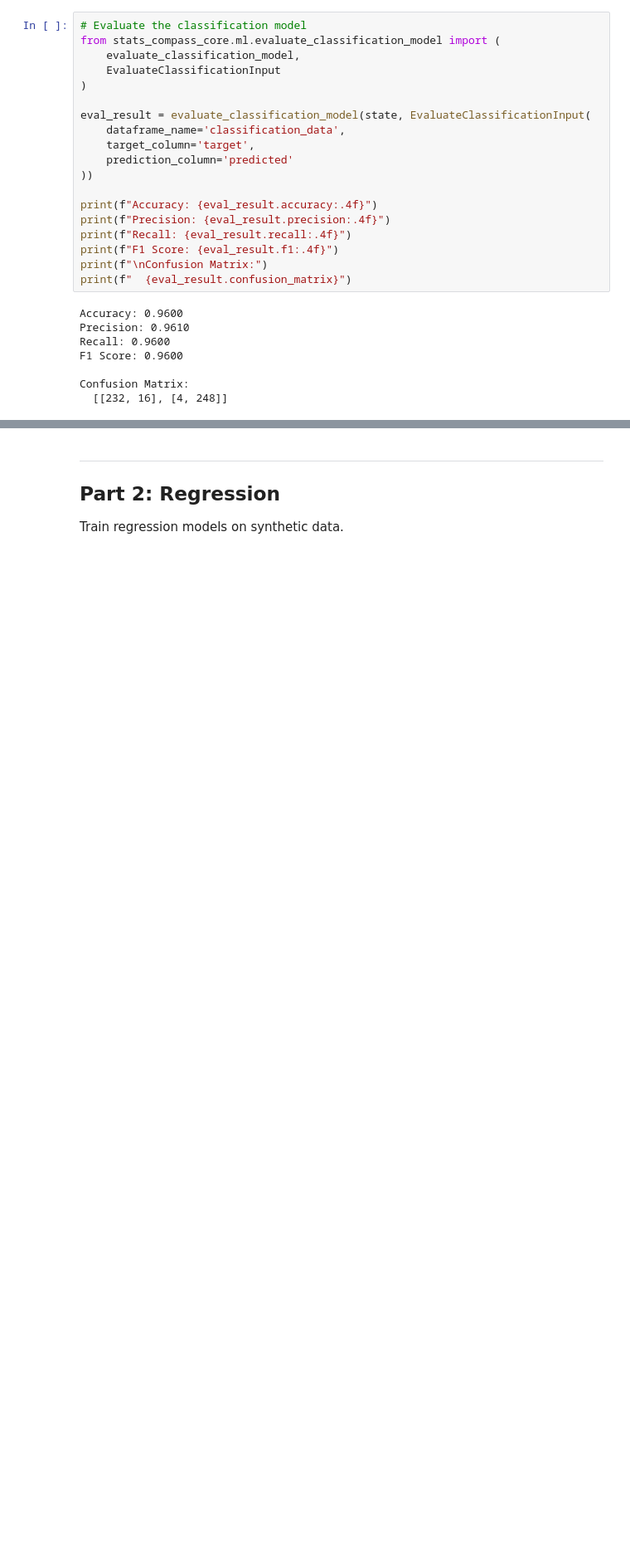
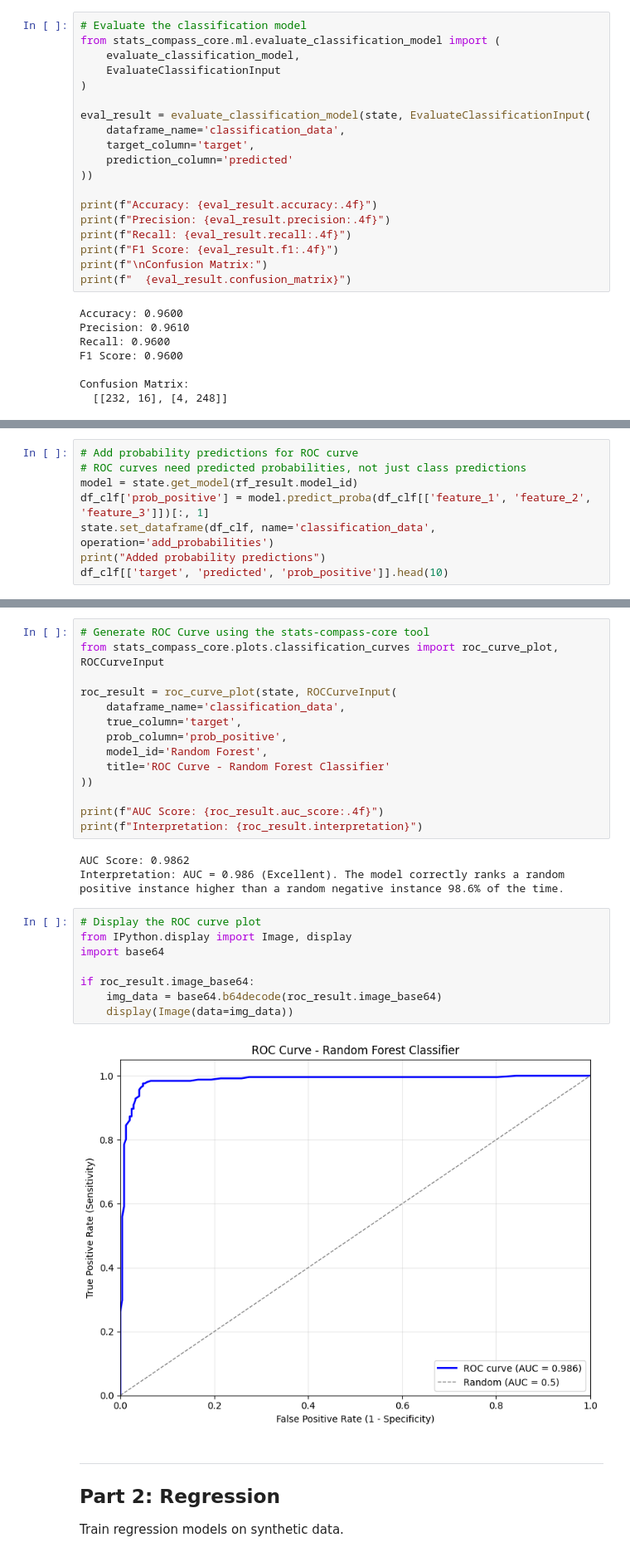
Before and after one commit to oogunbiyi21/stats-compass-core, a Jupyter notebook: notebooks/demo_ml_arima.ipynb, the cells around one changed output, grey strips where cells are left out. Shown at 83% size. Cells and saved outputs as stored; diff of their text form; blank space fills up the shorter version.

Commit message:
Added column operational functionality, demo notebooks and toy datasets

```diff
--- a/notebooks/demo_ml_arima.ipynb
+++ b/notebooks/demo_ml_arima.ipynb
@@ -173,0 +184,8 @@ Confusion Matrix:
+# %%
+# Add probability predictions for ROC curve
+# ROC curves need predicted probabilities, not just class predictions
+model = state.get_model(rf_result.model_id)
+df_clf['prob_positive'] = model.predict_proba(df_clf[['feature_1', 'feature_2', 'feature_3']])[:, 1]
+state.set_dataframe(df_clf, name='classification_data', operation='add_probabilities')
+print("Added probability predictions")
+df_clf[['target', 'predicted', 'prob_positive']].head(10)
@@ -174,3 +205,30 @@ Confusion Matrix:
+# %%
+# Generate ROC Curve using the stats-compass-core tool
+from stats_compass_core.plots.classification_curves import roc_curve_plot, ROCCurveInput
+
+roc_result = roc_curve_plot(state, ROCCurveInput(
+    dataframe_name='classification_data',
+    true_column='target',
+    prob_column='prob_positive',
+    model_id='Random Forest',
+    title='ROC Curve - Random Forest Classifier'
+))
+
+print(f"AUC Score: {roc_result.auc_score:.4f}")
+print(f"Interpretation: {roc_result.interpretation}")
+# %% [output]
+AUC Score: 0.9862
+Interpretation: AUC = 0.986 (Excellent). The model correctly ranks a random positive instance higher than a random negative instance 98.6% of the time.
+# %%
+# Display the ROC curve plot
+from IPython.display import Image, display
+import base64
+
+if roc_result.image_base64:
+    img_data = base64.b64decode(roc_result.image_base64)
+    display(Image(data=img_data))
+# %% [output]
+[figure, added]
 # %% [markdown]
 ---
 ## Part 2: Regression
```
Also changed, not shown: parts of 6 cells of this notebook, 14 other files.
